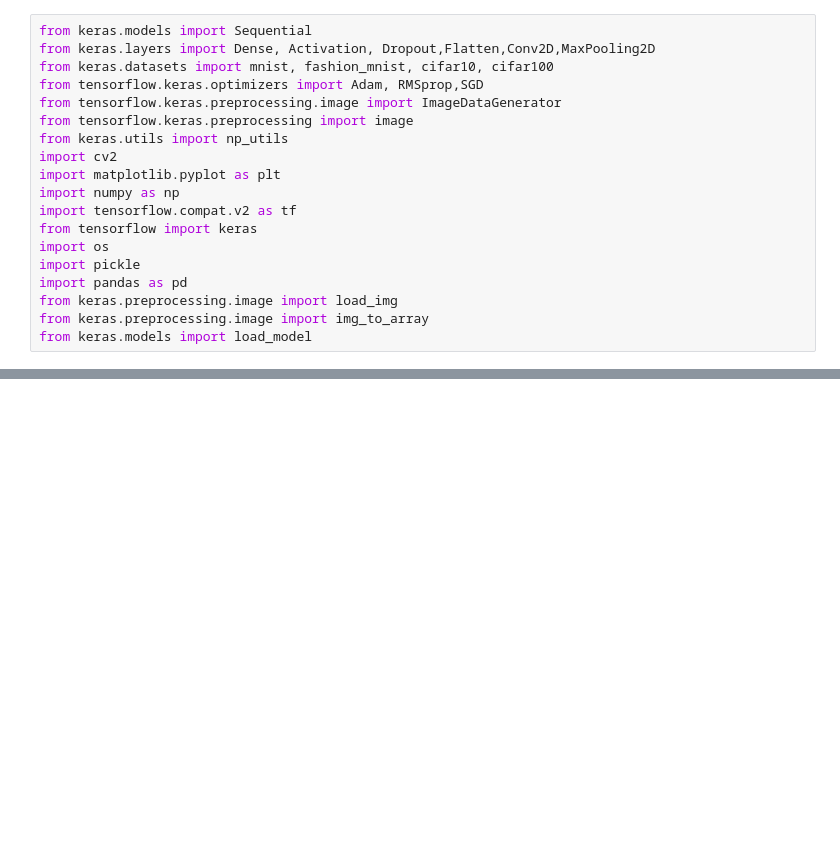
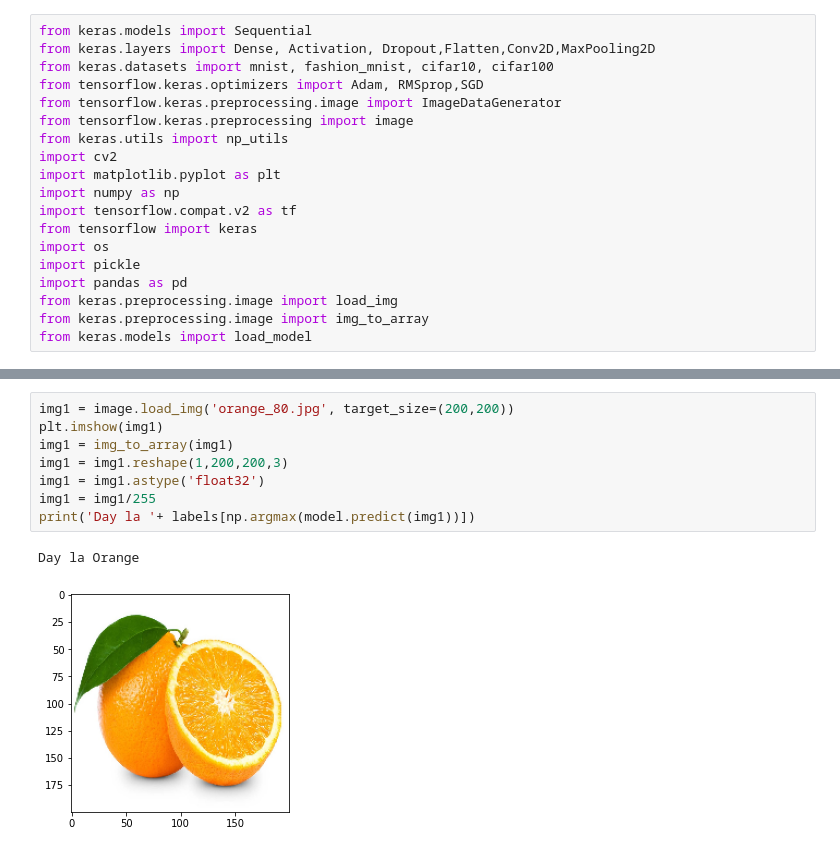
Before and after one commit to HoangQuanHCMUTEK19/CNN, a Jupyter notebook: NhanDienTraiCay.ipynb, the cells around one changed output, grey strips where cells are left out. Drawn from its saved outputs; the diff is of its cells as text; blank space fills up the shorter version.

```diff
--- a/NhanDienTraiCay.ipynb
+++ b/NhanDienTraiCay.ipynb
@@ -189,0 +144,11 @@ Day la Banana
+# %%
+img1 = image.load_img('orange_80.jpg', target_size=(200,200))
+plt.imshow(img1)
+img1 = img_to_array(img1)
+img1 = img1.reshape(1,200,200,3)
+img1 = img1.astype('float32')
+img1 = img1/255
+print('Day la '+ labels[np.argmax(model.predict(img1))])
+# %% [output]
+Day la Orange
+[figure, added]
```
Also changed, not shown: parts of 17 cells of this notebook.
